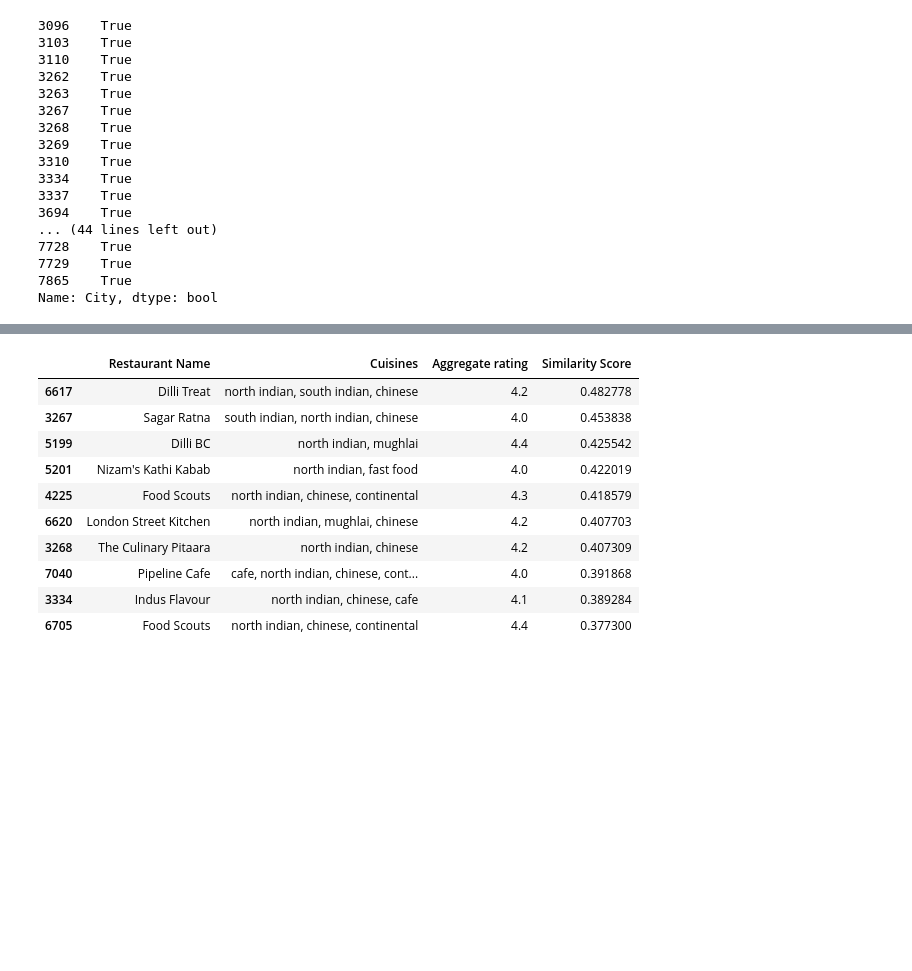
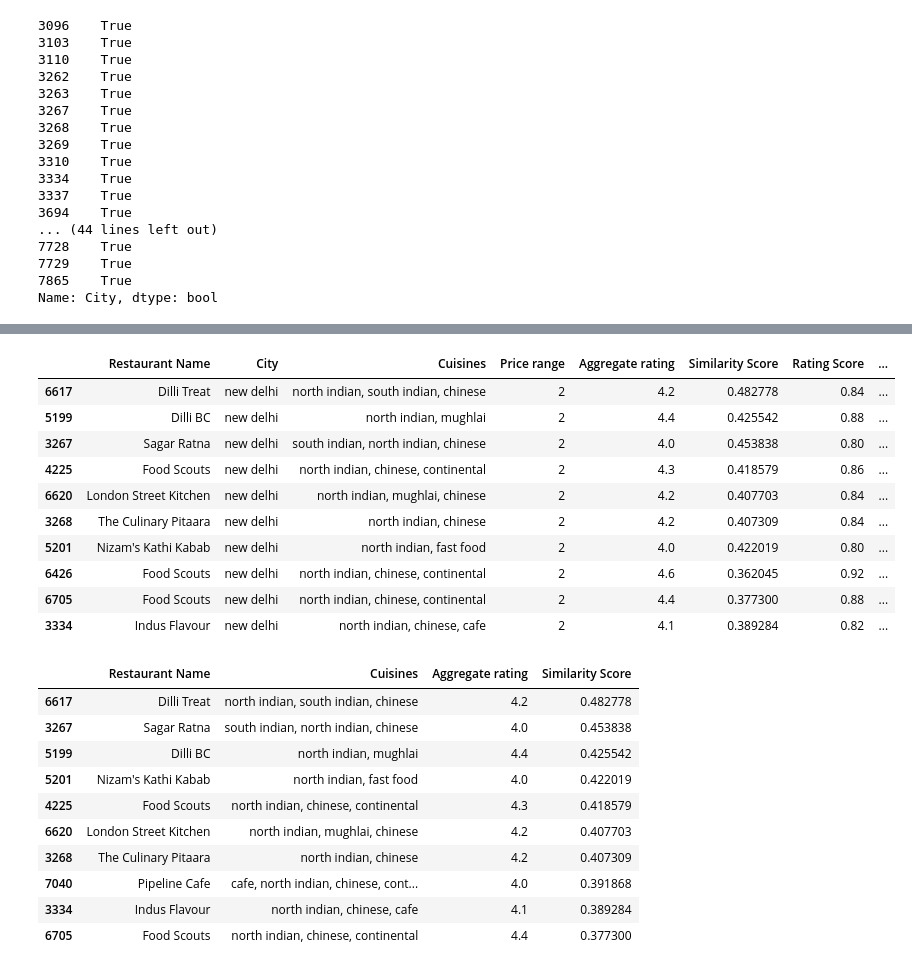
Before and after one commit to aniketsatav/cognifyz-machine-learning-internship, a Jupyter notebook: notebooks/03_Task2_Restaurant_Recommendation.ipynb, the cells around one changed output, grey strips where cells are left out. Cells and saved outputs as stored; diff of their text form; code cells hidden in the pictures; blank space fills up the shorter version.

```diff
--- a/notebooks/03_Task2_Restaurant_Recommendation.ipynb
+++ b/notebooks/03_Task2_Restaurant_Recommendation.ipynb
@@ -1521,3 +1589,28 @@ recommendations
+# %%
+recommendations[
+    [
+        "Restaurant Name",
+        "City",
+        "Cuisines",
+        "Price range",
+        "Aggregate rating",
+        "Similarity Score",
+        "Rating Score",
+        "Final Score"
+    ]
+]
+# %% [output]
+|  | Restaurant Name | City | Cuisines | Price range | Aggregate rating | Similarity Score | Rating Score | ... |
+| 6617 | Dilli Treat | new delhi | north indian, south indian, chinese | 2 | 4.2 | 0.482778 | 0.84 | ... |
+| 5199 | Dilli BC | new delhi | north indian, mughlai | 2 | 4.4 | 0.425542 | 0.88 | ... |
+| 3267 | Sagar Ratna | new delhi | south indian, north indian, chinese | 2 | 4.0 | 0.453838 | 0.80 | ... |
+| 4225 | Food Scouts | new delhi | north indian, chinese, continental | 2 | 4.3 | 0.418579 | 0.86 | ... |
+| 6620 | London Street Kitchen | new delhi | north indian, mughlai, chinese | 2 | 4.2 | 0.407703 | 0.84 | ... |
+| 3268 | The Culinary Pitaara | new delhi | north indian, chinese | 2 | 4.2 | 0.407309 | 0.84 | ... |
+| 5201 | Nizam's Kathi Kabab | new delhi | north indian, fast food | 2 | 4.0 | 0.422019 | 0.80 | ... |
+| 6426 | Food Scouts | new delhi | north indian, chinese, continental | 2 | 4.6 | 0.362045 | 0.92 | ... |
+| 6705 | Food Scouts | new delhi | north indian, chinese, continental | 2 | 4.4 | 0.377300 | 0.88 | ... |
+| 3334 | Indus Flavour | new delhi | north indian, chinese, cafe | 2 | 4.1 | 0.389284 | 0.82 | ... |
 # %%
 result_1[
     [
```
Also changed, not shown: parts of 13 cells of this notebook, 9 other files.
